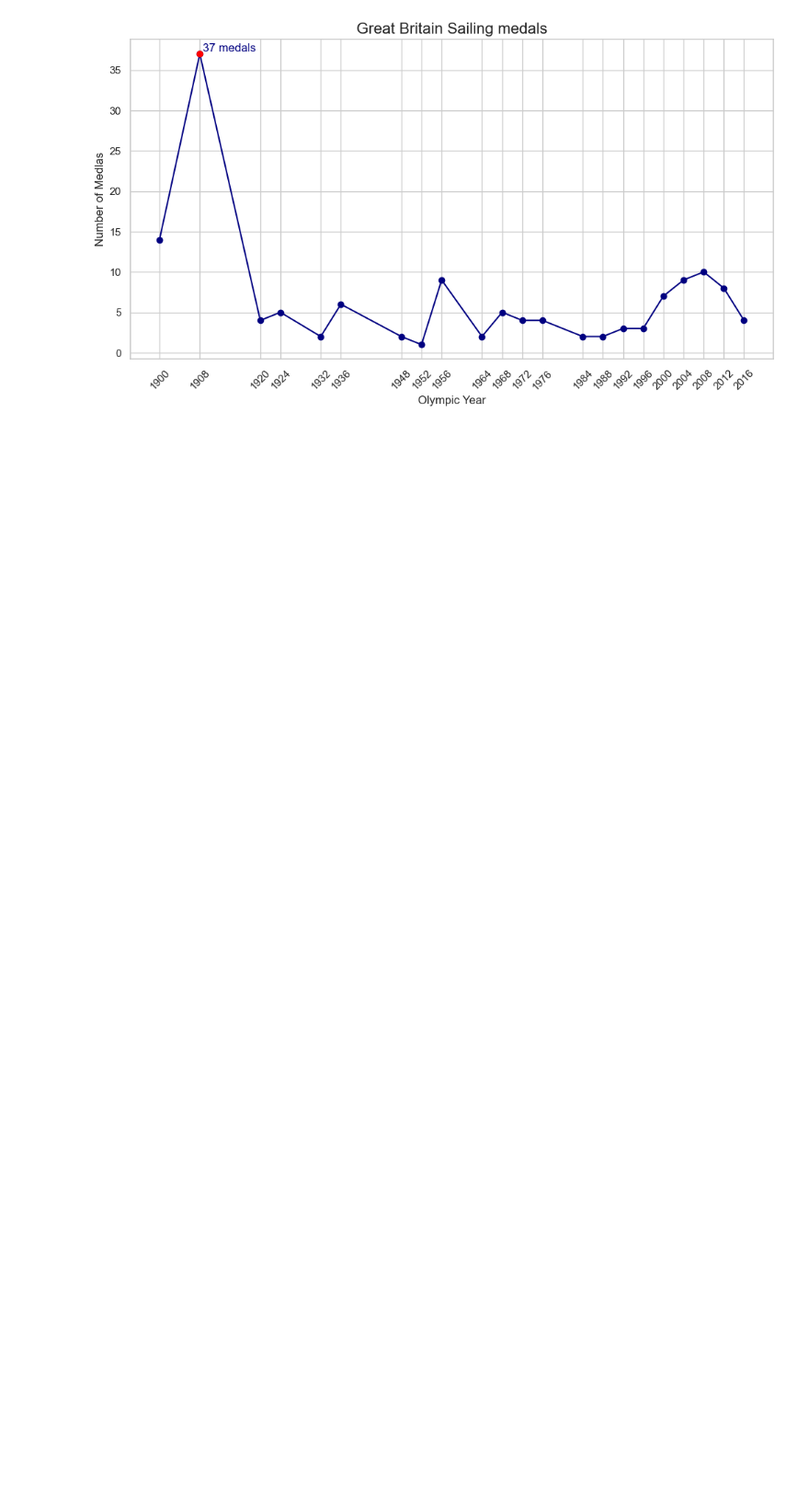
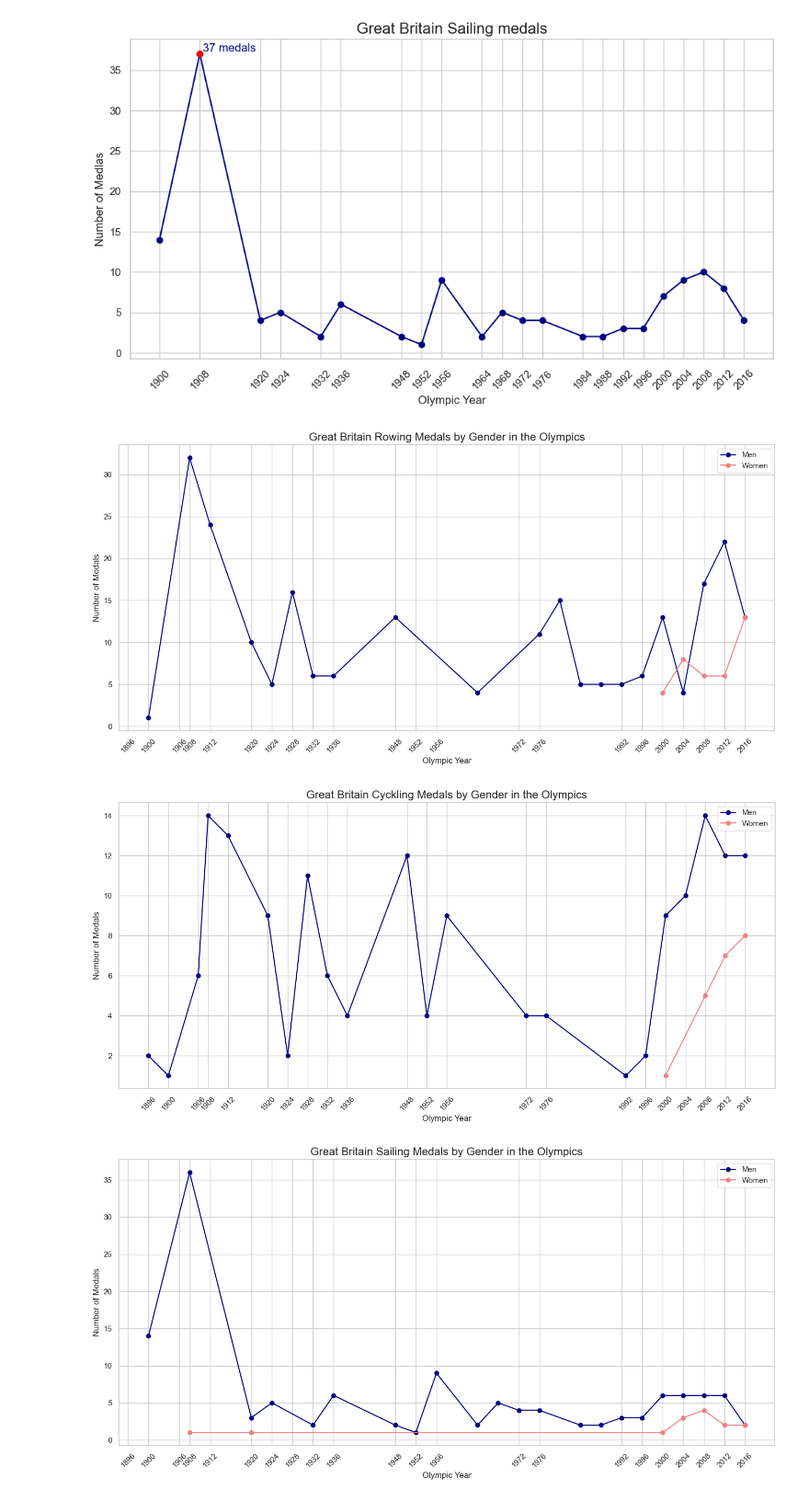
Before and after one commit to Wessnom/Databehandling-Projekt, a Jupyter notebook: uppgift2.ipynb, the cells around one changed output. Shown: that part at 92% size. Cells and saved outputs as stored; diff of their text form; code cells hidden in the pictures; blank space fills up the shorter version.

```diff
--- a/uppgift2.ipynb
+++ b/uppgift2.ipynb
@@ -113,3 +113,68 @@ plt.show()
 # %%
 # Liten px graf för sammanställning, väldigt ofärdig.
 px.bar(medal_trend_df, title=f"Medal trend for {', '.join(medal_trend_df.columns)}")
+# %%
+gb_rowing_men = gb_rowing[(gb_rowing['Sex'] == 'M') & gb_rowing['Medal'].notna()]
+gb_rowing_women = gb_rowing[(gb_rowing['Sex'] == 'F') & gb_rowing['Medal'].notna()]
+
+medal_trend_rowing_men = gb_rowing_men.groupby('Year')['Medal'].count()
+medal_trend_rowing_women = gb_rowing_women.groupby('Year')['Medal'].count()
+
+plt.figure(figsize=(14, 7))
+plt.plot(medal_trend_rowing_men.index, medal_trend_rowing_men.values, color='navy', label='Men', marker='o')
+plt.plot(medal_trend_rowing_women.index, medal_trend_rowing_women.values, color='#F08080', label='Women', marker='o')
+
+plt.title('Great Britain Rowing Medals by Gender in the Olympics', fontsize=16)
+plt.xlabel('Olympic Year', fontsize=12)
+plt.ylabel('Number of Medals', fontsize=12)
+plt.xticks(rotation=45)
+plt.legend()
+plt.tight_layout()
+plt.xticks(medal_trend_cycling.index)
+
+plt.show()
+
+
+gb_cycling_men = gb_cycling[(gb_cycling['Sex'] == 'M') & gb_cycling['Medal'].notna()]
+gb_cycling_women = gb_cycling[(gb_cycling['Sex'] == 'F') & gb_cycling['Medal'].notna()]
+
+gb_cycling_men_medals = gb_cycling_men.groupby('Year')['Medal'].count()
+gb_cycling_women_medals = gb_cycling_women.groupby('Year')['Medal'].count()
+
+plt.figure(figsize=(14, 7))
+plt.plot(gb_cycling_men_medals.index, gb_cycling_men_medals.values, color='navy', label='Men', marker='o')
+plt.plot(gb_cycling_women_medals.index, gb_cycling_women_medals.values, color='#F08080', label='Women', marker='o')
+
+plt.title('Great Britain Cyckling Medals by Gender in the Olympics', fontsize=16)
+plt.xlabel('Olympic Year', fontsize=12)
+plt.ylabel('Number of Medals', fontsize=12)
+plt.xticks(rotation=45)
+plt.legend()
+plt.tight_layout()
+plt.xticks(medal_trend_cycling.index)
+
+plt.show()
+
+gb_sailing_men = gb_sailing[(gb_sailing['Sex'] == 'M') & gb_sailing['Medal'].notna()]
+gb_sailing_women = gb_sailing[(gb_sailing['Sex'] == 'F') & gb_sailing['Medal'].notna()]
+
+gb_sailing_men_medals = gb_sailing_men.groupby('Year')['Medal'].count()
+gb_sailing_women_medals = gb_sailing_women.groupby('Year')['Medal'].count()
+
+plt.figure(figsize=(14, 7))
+plt.plot(gb_sailing_men_medals.index, gb_sailing_men_medals.values, color='navy', label='Men', marker='o')
+plt.plot(gb_sailing_women_medals.index, gb_sailing_women_medals.values, color='#F08080', label='Women', marker='o')
+
+plt.title('Great Britain Sailing Medals by Gender in the Olympics', fontsize=16)
+plt.xlabel('Olympic Year', fontsize=12)
+plt.ylabel('Number of Medals', fontsize=12)
+plt.xticks(rotation=45)
+plt.legend()
+plt.tight_layout()
+plt.xticks(medal_trend_cycling.index)
+
+plt.show()
+# %% [output]
+[figure, added]
+[figure, added]
+[figure, added]
```
